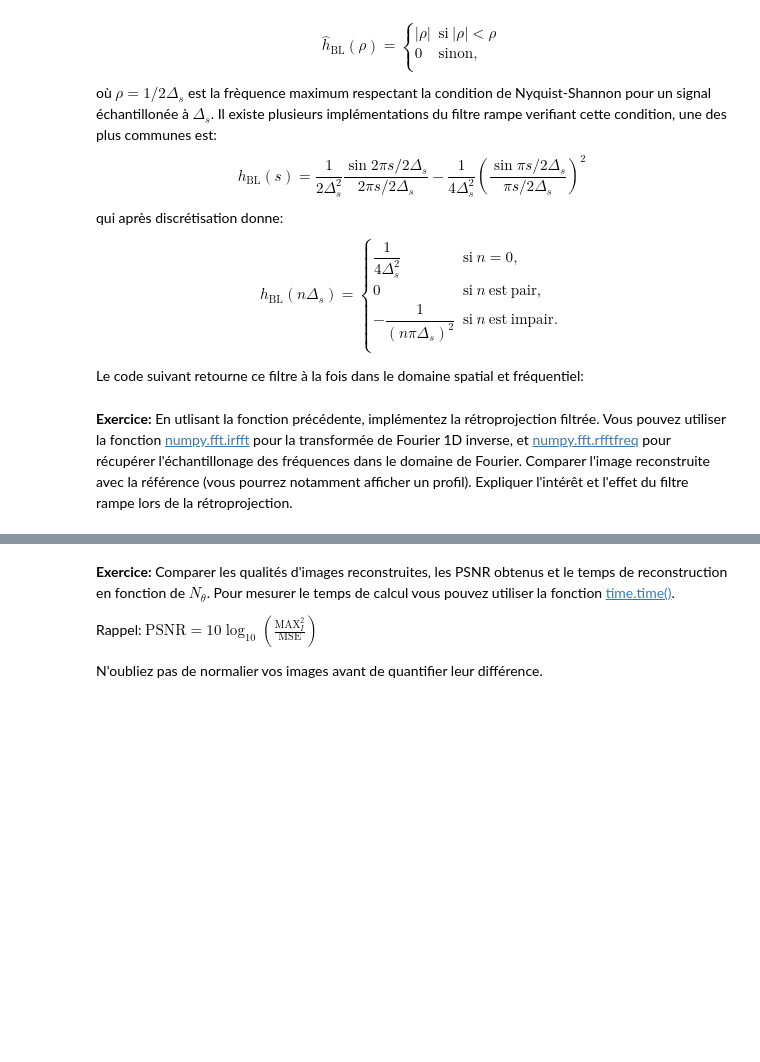
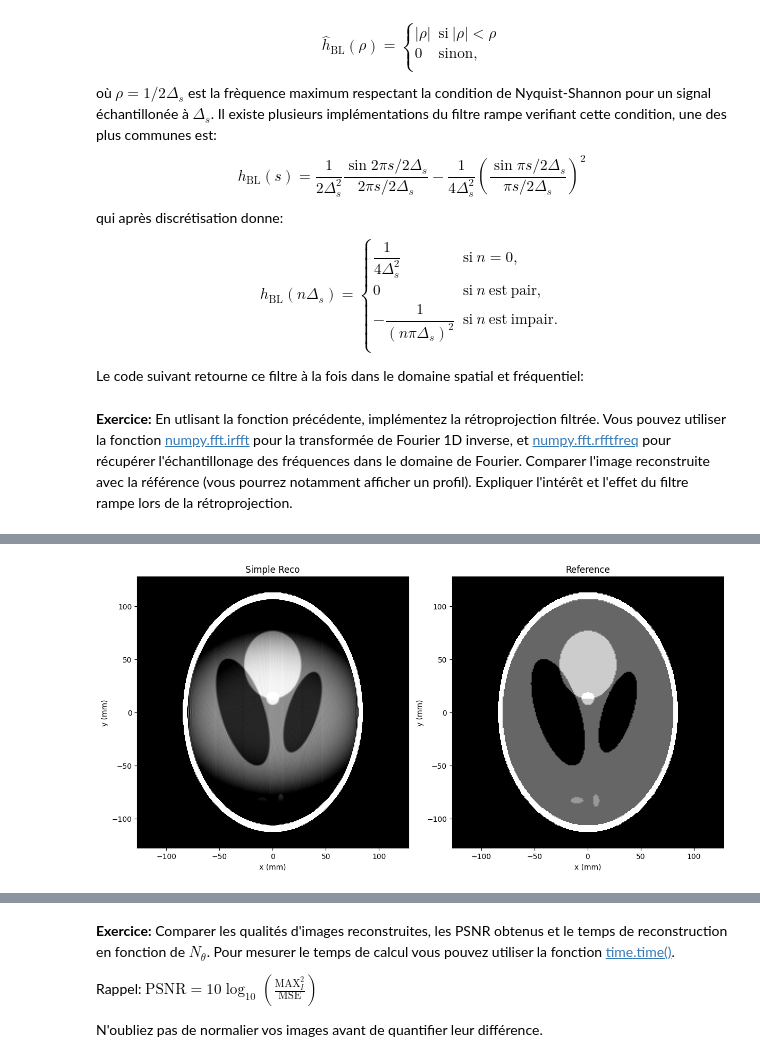
Before and after one commit to GaelleLeroux/5ETI_Imagerie_medical, a Jupyter notebook: tp_tomo.ipynb, the cells around one changed output, grey strips where cells are left out. Drawn from its saved outputs; the diff is of its cells as text; code cells hidden in the pictures; blank space fills up the shorter version.

```diff
--- a/tp_tomo.ipynb
+++ b/tp_tomo.ipynb
@@ -177,7 +331,7 @@ $$
 
 Le code suivant retourne ce filtre à la fois dans le domaine spatial et fréquentiel:
 # %%
-def RampFilterBL(s, zeropad=2):
+def RampFilterBL(s, zeropad=1):
     rampbl = np.zeros(s.size*zeropad)
     ds=s[1]-s[0]
     rampbl[s.size*zeropad//2-1]=1/(4*ds**2)
@@ -190,3 +344,89 @@ def RampFilterBL(s, zeropad=2):
 # %% [markdown]
 **Exercice:** En utlisant la fonction précédente, implémentez la rétroprojection filtrée. Vous pouvez utiliser la fonction [numpy.fft.irfft](https://docs.scipy.org/doc/numpy/reference/generated/numpy.fft.irfft.html) pour la transformée de Fourier 1D inverse, et [numpy.fft.rfftfreq](https://docs.scipy.org/doc/numpy/reference/generated/numpy.fft.rfftfreq.html) pour récupérer l'échantillonage des fréquences dans le domaine de Fourier.
 Comparer l'image reconstruite avec la référence (vous pourrez notamment afficher un profil). Expliquer l'intérêt et l'effet du filtre rampe lors de la rétroprojection.
+# %%
+def RetroFiltre(x,y,s,sinogram,thetadeg) :
+    sinogram_filtre = np.zeros_like(sinogram)
+
+    # freq = np.fft.rfftfreq(sinogram)
+
+    rampebl,rampbl_filtre = RampFilterBL(s)
+
+    print(rampbl_filtre.shape)
+
+    for i in range(sinogram.shape[0]):
+        # print(sinogram[i].shape)
+        sin_fourier = np.fft.rfft(sinogram[i])
+
+        sin_fourier_rampe = rampbl_filtre[:sin_fourier.shape[0]]*sin_fourier
+
+        sinogram_filtre[i] = np.fft.irfft(sin_fourier_rampe, n=sinogram.shape[1])
+
+
+    reconstruction = SimpleBackProjection(x,y,thetadeg,sinogram_filtre,s)
+
+    return reconstruction
+
+
+reconstruction_filtre = RetroFiltre(x,y,s,sinogram,thetadeg)
+
+
+plt.figure(figsize=(12, 6))  # Augmenté la taille pour mieux afficher deux images
+
+# Première image : sinogramme
+plt.subplot(1, 2, 1)
+plt.imshow(reconstruction_filtre, extent=(x[0], x[-1], y[0], y[-1]), clim=[1,1.05],cmap='gray', origin='lower')
+# plt.colorbar(label='Intensity')
+plt.xlabel('x (mm)')
+plt.ylabel('y (mm)')
+plt.title('Simple Reco')
+
+# Deuxième image : reconstruction
+plt.subplot(1, 2, 2)
+plt.imshow(reference, clim=[1,1.05], cmap=plt.cm.gray, extent=(x[0],x[-1],y[0],y[-1]), origin='lower')
+plt.xlabel('x (mm)')
+plt.ylabel('y (mm)')
+plt.title('Reference')
+
+plt.tight_layout()
+plt.show()
+
+
+ligne_index = reconstruction_filtre.shape[0] // 2  # Ligne centrale
+
+# Extraction de la ligne de chaque image
+ligne_reconstruction = reconstruction_filtre[ligne_index, :]
+ligne_ref = reference[ligne_index, :]
+
+difference = ligne_ref-ligne_reconstruction
+
+# print(ligne_reconstruction[0], "    ",ligne_ref[0])
+
+# Création de la figure pour la comparaison
+plt.figure(figsize=(10, 5))
+
+# Affichage des lignes
+plt.subplot(1, 2, 1)
+plt.plot(x, ligne_reconstruction, label='Simple Reco (reconstruction)', color='blue')
+plt.plot(x, ligne_ref, label='rktb', color='red', linestyle='--')
+
+# Légendes et titres
+
+plt.xlabel('Position x (mm)')
+plt.ylabel('Intensity')
+plt.title(f'Comparaison des lignes centrales pour Ntheta = {Ntheta}')
+plt.legend()
+plt.grid()
+
+plt.subplot(1, 2, 2)
+plt.plot(x, difference,  label='Différence (Simple Reco - rktb)', color='green')
+plt.xlabel('Position x (mm)')
+plt.ylabel('Différence d\'intensité')
+plt.title('Différence entre les deux courbes')
+plt.ylim([-0.1,0.1])
+plt.grid()
+
+# Ajustement de la disposition pour éviter les chevauchements
+plt.tight_layout()
+plt.show()
+# %% [output]
@@ -192,0 +434 @@ Comparer l'image reconstruite avec la référence (vous pourrez notamment affich
+[figure, added]
```
Also changed, not shown: parts of 8 cells of this notebook, 1 other file.
